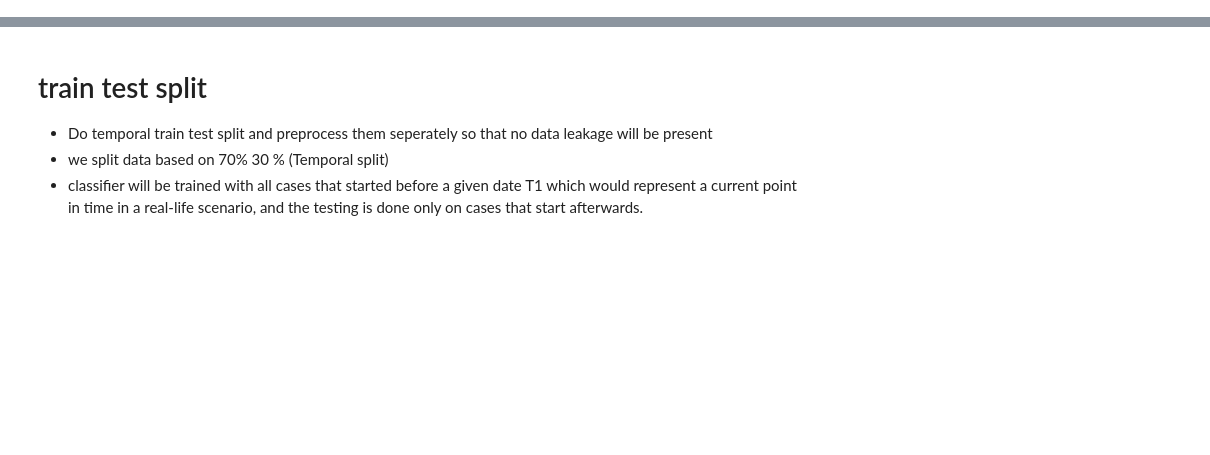
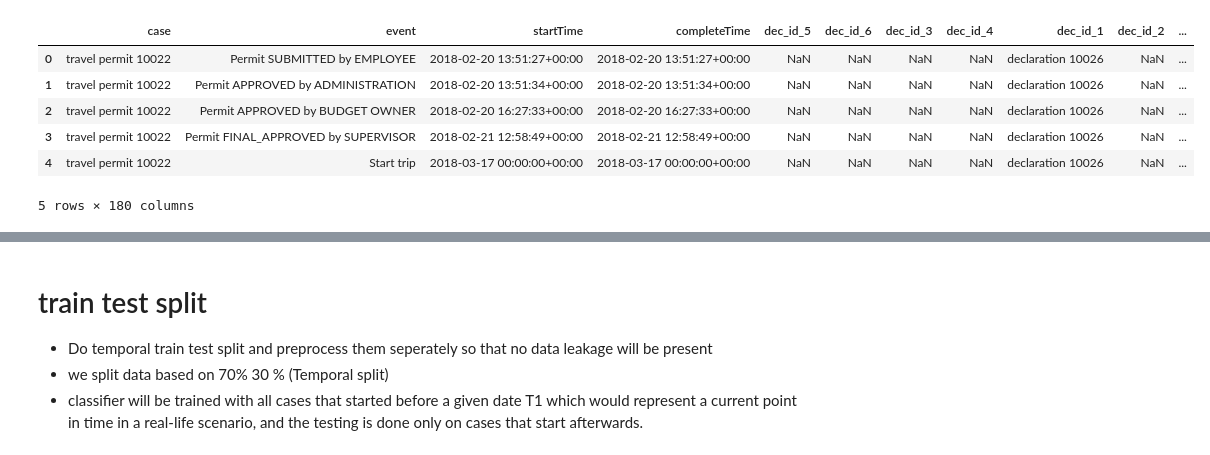
Before and after one commit to himanshudce/APM_BPI_2020, a Jupyter notebook: notebooks/data_prepration.ipynb, the cells around one changed output, grey strips where cells are left out. Saved outputs shown, nothing was run; the diff lists cells and outputs as text; code cells hidden in the pictures; blank space fills up the shorter version.

```diff
--- a/notebooks/data_prepration.ipynb
+++ b/notebooks/data_prepration.ipynb
@@ -21,11 +21,20 @@ def project_nth(log, index):
     print(str(project_traces(log)[index]))
 # %%
 # read data in csv
-trace = pd.read_csv('../data/Travel Permits (filtered).csv')
+trace = pd.read_csv('../data/BPIC2020_CSV/filterd_travel_permit_final.csv')
+trace.head()
 
 # to read from xes file
 # data_path = '../data/Travel Permits Filtered.xes'
 # trace_log = pm4py.read_xes(data_path)
 # trace_log = pm4py.format_dataframe(trace_log, case_id='case:id', activity_key='concept:name', timestamp_key='time:timestamp')
 # trace_log = pm4py.convert_to_event_log(trace_log)
 # trace_log
+# %% [output]
+|  | case | event | startTime | completeTime | dec_id_5 | dec_id_6 | dec_id_3 | dec_id_4 | dec_id_1 | dec_id_2 | ... |
+| 0 | travel permit 10022 | Permit SUBMITTED by EMPLOYEE | 2018-02-20 13:51:27+00:00 | 2018-02-20 13:51:27+00:00 | NaN | NaN | NaN | NaN | declaration 10026 | NaN | ... |
+| 1 | travel permit 10022 | Permit APPROVED by ADMINISTRATION | 2018-02-20 13:51:34+00:00 | 2018-02-20 13:51:34+00:00 | NaN | NaN | NaN | NaN | declaration 10026 | NaN | ... |
+| 2 | travel permit 10022 | Permit APPROVED by BUDGET OWNER | 2018-02-20 16:27:33+00:00 | 2018-02-20 16:27:33+00:00 | NaN | NaN | NaN | NaN | declaration 10026 | NaN | ... |
+| 3 | travel permit 10022 | Permit FINAL_APPROVED by SUPERVISOR | 2018-02-21 12:58:49+00:00 | 2018-02-21 12:58:49+00:00 | NaN | NaN | NaN | NaN | declaration 10026 | NaN | ... |
+| 4 | travel permit 10022 | Start trip | 2018-03-17 00:00:00+00:00 | 2018-03-17 00:00:00+00:00 | NaN | NaN | NaN | NaN | declaration 10026 | NaN | ... |
+5 rows × 180 columns
```
Also changed, not shown: parts of 120 cells of this notebook, 35 other files.
